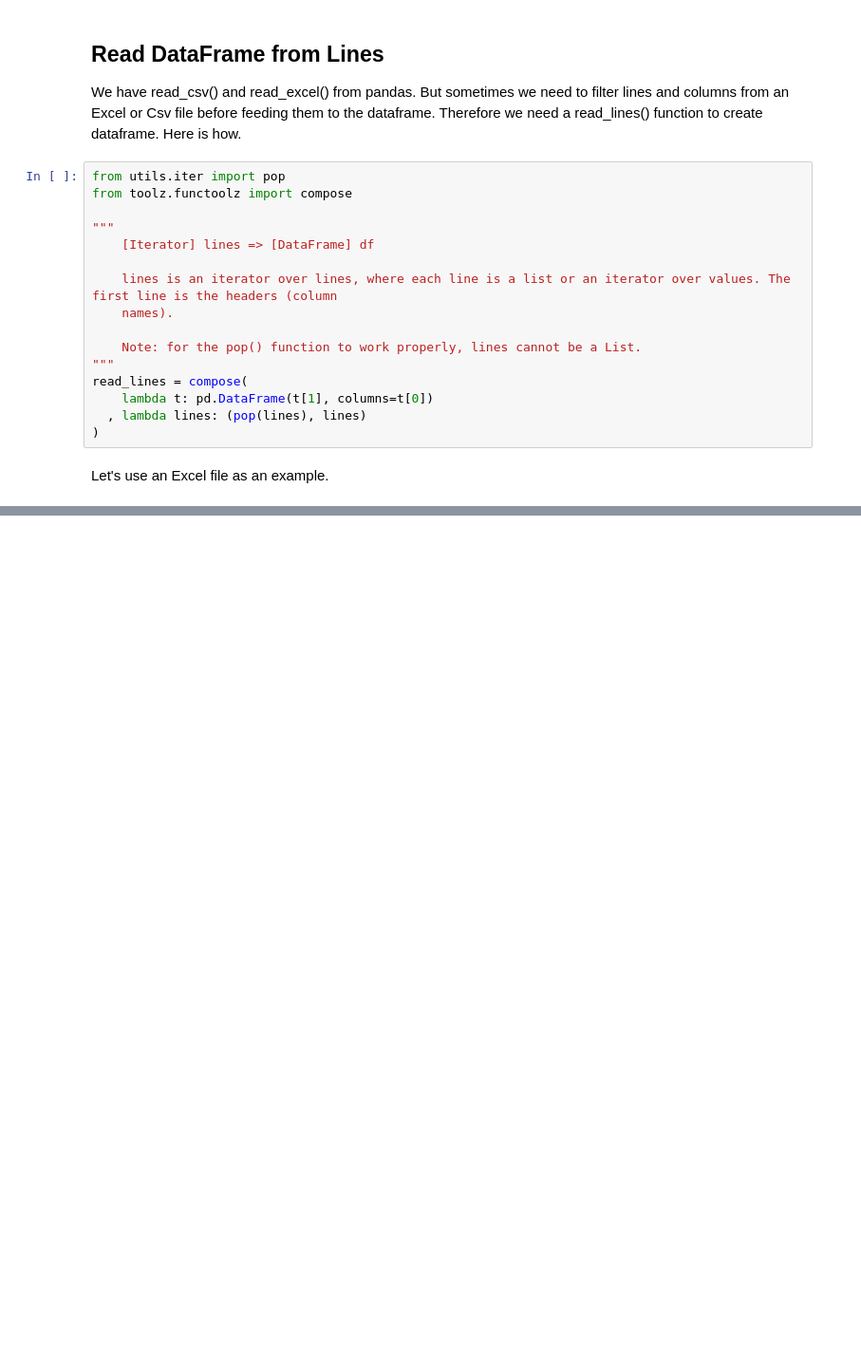
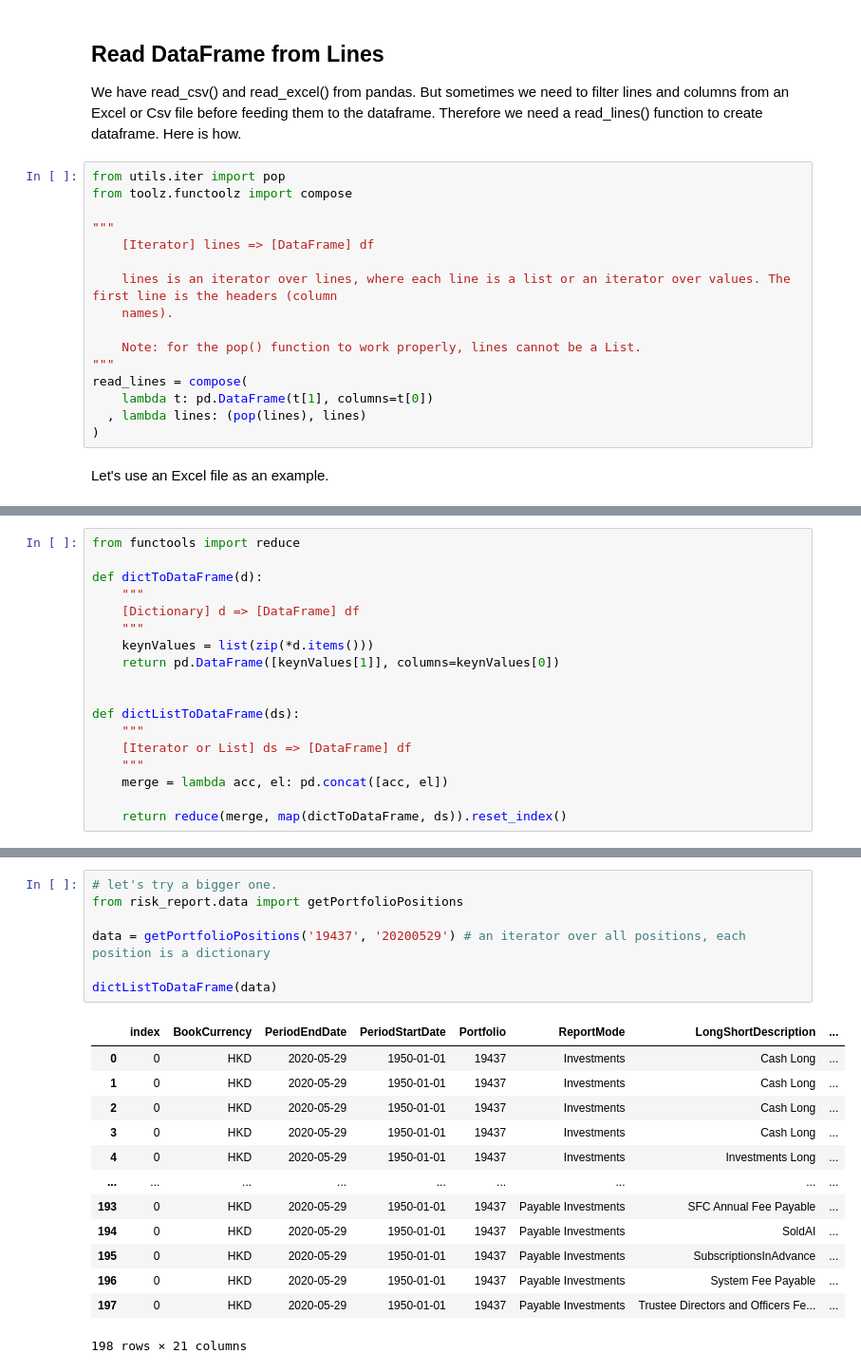
Before and after one commit to ZhangSteven/notebooks, a Jupyter notebook: code_snippets.ipynb, the cells around one changed output, grey strips where cells are left out. Shown at 95% size. Saved outputs shown, nothing was run; the diff lists cells and outputs as text; blank space fills up the shorter version.

```diff
--- a/code_snippets.ipynb
+++ b/code_snippets.ipynb
@@ -247,0 +254,18 @@ compose(
+# %%
+from functools import reduce
+
+def dictToDataFrame(d):
+    """
+    [Dictionary] d => [DataFrame] df
+    """
+    keynValues = list(zip(*d.items()))
+    return pd.DataFrame([keynValues[1]], columns=keynValues[0])
+
+
+def dictListToDataFrame(ds):
+    """
+    [Iterator or List] ds => [DataFrame] df
+    """
+    merge = lambda acc, el: pd.concat([acc, el])
+
+    return reduce(merge, map(dictToDataFrame, ds)).reset_index()
@@ -247,0 +283,21 @@ compose(
+# %%
+# let's try a bigger one.
+from risk_report.data import getPortfolioPositions
+
+data = getPortfolioPositions('19437', '20200529') # an iterator over all positions, each position is a dictionary
+
+dictListToDataFrame(data)
+# %% [output]
+|  | index | BookCurrency | PeriodEndDate | PeriodStartDate | Portfolio | ReportMode | LongShortDescription | ... |
+| 0 | 0 | HKD | 2020-05-29 | 1950-01-01 | 19437 | Investments | Cash Long | ... |
+| 1 | 0 | HKD | 2020-05-29 | 1950-01-01 | 19437 | Investments | Cash Long | ... |
+| 2 | 0 | HKD | 2020-05-29 | 1950-01-01 | 19437 | Investments | Cash Long | ... |
+| 3 | 0 | HKD | 2020-05-29 | 1950-01-01 | 19437 | Investments | Cash Long | ... |
+| 4 | 0 | HKD | 2020-05-29 | 1950-01-01 | 19437 | Investments | Investments Long | ... |
+| ... | ... | ... | ... | ... | ... | ... | ... | ... |
+| 193 | 0 | HKD | 2020-05-29 | 1950-01-01 | 19437 | Payable Investments | SFC Annual Fee Payable | ... |
+| 194 | 0 | HKD | 2020-05-29 | 1950-01-01 | 19437 | Payable Investments | SoldAI | ... |
+| 195 | 0 | HKD | 2020-05-29 | 1950-01-01 | 19437 | Payable Investments | SubscriptionsInAdvance | ... |
+| 196 | 0 | HKD | 2020-05-29 | 1950-01-01 | 19437 | Payable Investments | System Fee Payable | ... |
+| 197 | 0 | HKD | 2020-05-29 | 1950-01-01 | 19437 | Payable Investments | Trustee Directors and Officers Fe... | ... |
+198 rows × 21 columns
```
Also changed, not shown: parts of 3 cells of this notebook, 1 other file.
